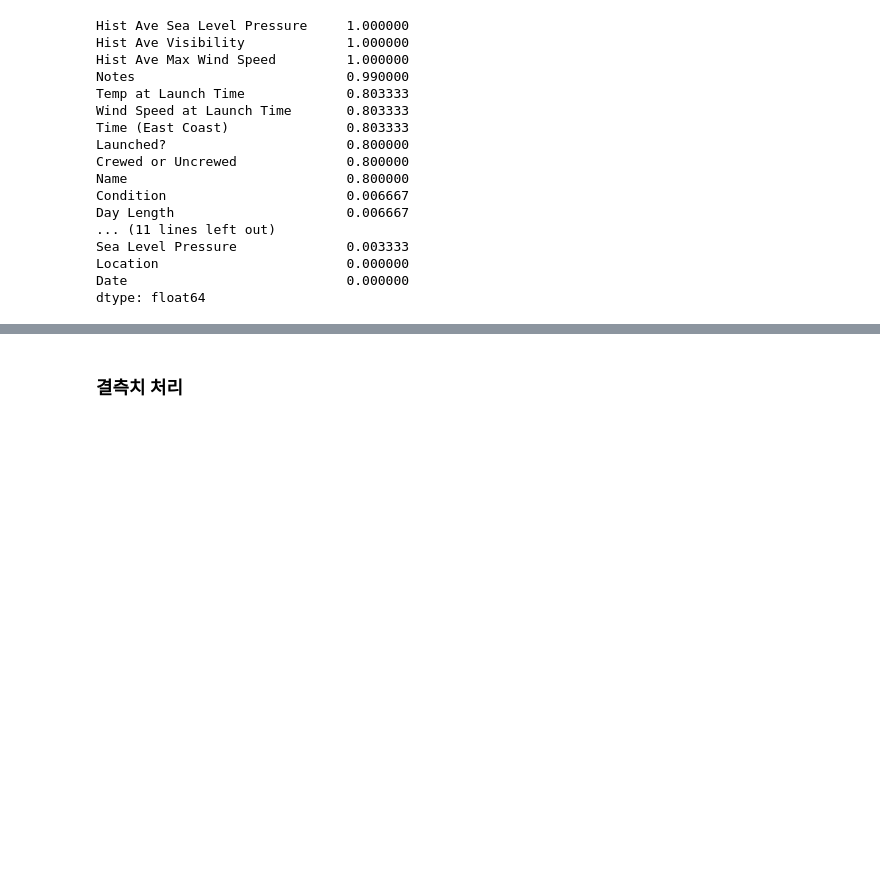
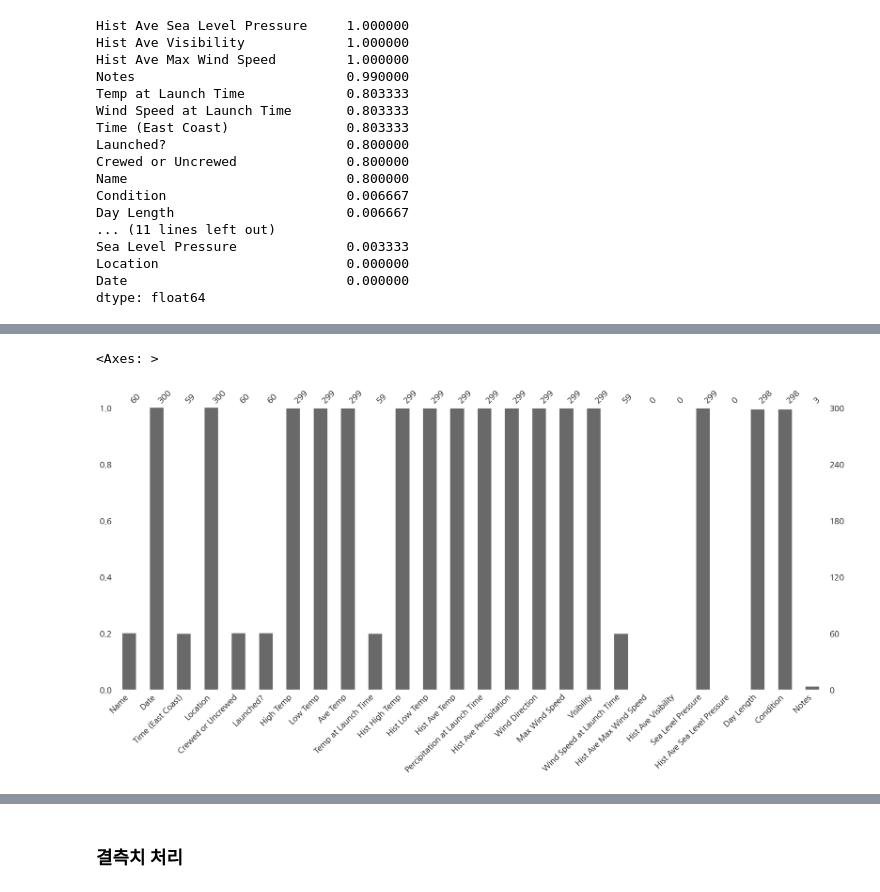
Before and after one commit to jimmynkim/MS_MachineLearning, a Jupyter notebook: 05_분류_로켓발사 성공여부 예측/05_분류_로켓발사 성공여부 예측1_EDA_실습.ipynb, the cells around one changed output, grey strips where cells are left out. Cells and saved outputs as stored; diff of their text form; code cells hidden in the pictures; blank space fills up the shorter version.

```diff
--- a/05_분류_로켓발사 성공여부 예측/05_분류_로켓발사 성공여부 예측1_EDA_실습.ipynb
+++ b/05_분류_로켓발사 성공여부 예측/05_분류_로켓발사 성공여부 예측1_EDA_실습.ipynb
@@ -7,7 +7,7 @@ import koreanize_matplotlib
 # %% [markdown]
 #### 데이터 준비
 # %%
-df = pd.read_csv('data/RocketLaunchDataCompleted.csv', encoding='cp949')
+df = pd.read_csv('C:/Users/EL087/Desktop/MS_MachineLearning/data/RocketLaunchDataCompleted.csv', encoding='cp949')
 df.head()
 # %% [output]
 |  | Name | Date | Time (East Coast) | Location | Crewed or Uncrewed | Launched? | High Temp | Low Temp | ... |
@@ -72,0 +86,10 @@ dtype: float64
+# %%
+# ------------
+# 결측치 시각화
+# ------------
+import missingno
+plt.figure(figsize=(10,4))
+missingno.bar(df)
+# %% [output]
+<Axes: >
+[figure, added]
```
Also changed, not shown: parts of 25 cells of this notebook, 1 other file.
